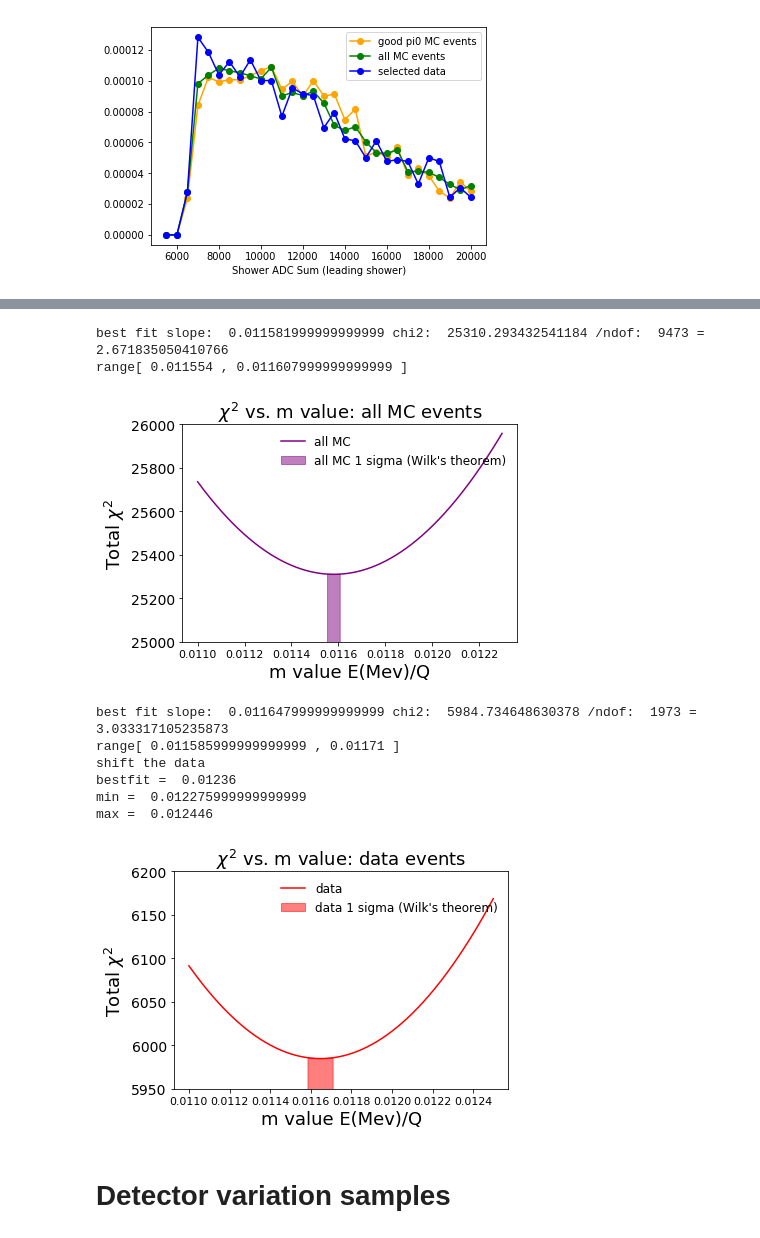
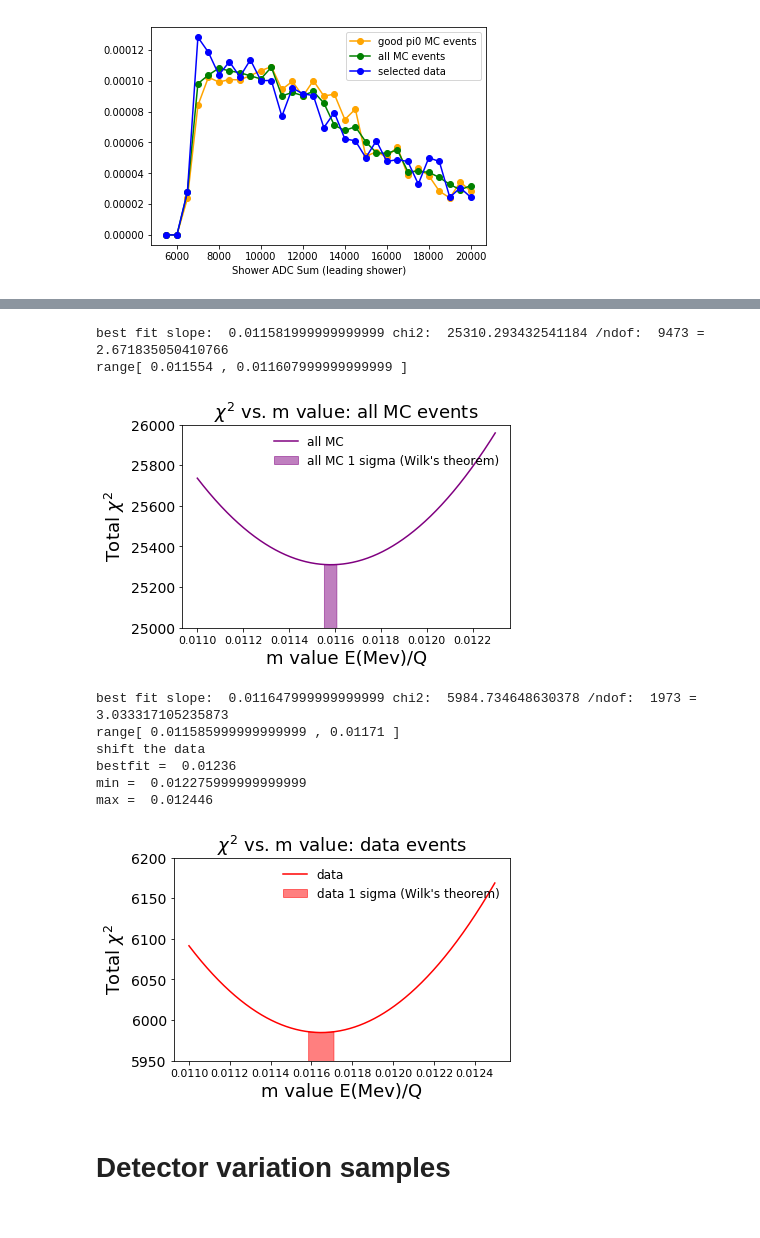
Before and after one commit to LArbys/1L1PSelection, a Jupyter notebook: Pi0Study/ShowerCalibration.ipynb, the cells around one changed output, grey strips where cells are left out. Drawn from its saved outputs; the diff is of its cells as text; code cells hidden in the pictures.

```diff
--- a/Pi0Study/ShowerCalibration.ipynb
+++ b/Pi0Study/ShowerCalibration.ipynb
@@ -740,11 +740,12 @@ ax.set_title("$\chi^2$ vs. m value: all MC events",fontsize=18)
 plt.xticks(fontsize=11)
 plt.yticks(fontsize=14)
 ax.legend(loc='upper right',fontsize=12,frameon=False,ncol=1)
+plt.tight_layout()
 plt.savefig('mfit_all.png')
 # %% [output]
 best fit slope:  0.011581999999999999 chi2:  25310.293432541184 /ndof:  9473 =  2.671835050410766
 range[ 0.011554 , 0.011607999999999999 ]
-[figure, old version]
+[figure, new version]
 # %%
 # finally data
 minval_data = 10000000000
@@ -782,34 +783,35 @@ for i in range(len(square_vals)):
 plt.fill_between(x_tmp, y_min, y_max, alpha=.5,color = 'red',label = "data 1 sigma (Wilk's theorem)")
 
 for i in range(len(slopes_2D)):
     if (square_vals[i] - minval_data <1.0):
         if (slopes_2D[i]> maxallowed_val_data):
             maxallowed_val_data = slopes_2D[i]
         if (slopes_2D[i]< minallowed_val_data):
             minallowed_val_data = slopes_2D[i]
 print("range[",minallowed_val_data,",",maxallowed_val_data,"]")
 
 plt.ylim(5950,6200)
 ax.set_xlabel("m value E(Mev)/Q", fontsize=18)
 ax.set_ylabel("Total $\chi^2$",fontsize=18)
 ax.set_title("$\chi^2$ vs. m value: data events",fontsize=18)
 plt.xticks(fontsize=11)
 plt.yticks(fontsize=14)
 ax.legend(loc='upper right',fontsize=12,frameon=False,ncol=1)
+plt.tight_layout()
 plt.savefig('mfit_data.png')
 
 print("shift the data")
 print("bestfit = ",minslope_data-(minslope_all-minslope_good) )
 print("min = ",minallowed_val_data-(minallowed_val_all-minallowed_val_good) )
 print("max = ",maxallowed_val_data-(maxallowed_val_all-maxallowed_val_good) )
 # %% [output]
 best fit slope:  0.011647999999999999 chi2:  5984.734648630378 /ndof:  1973 =  3.033317105235873
 range[ 0.011585999999999999 , 0.01171 ]
 shift the data
 bestfit =  0.01236
 min =  0.012275999999999999
 max =  0.012446
-[figure, old version]
+[figure, new version]
 # %% [markdown]
 # Detector variation samples
 # %%
```
Also changed, not shown: parts of 20 cells of this notebook, 6 other files.
